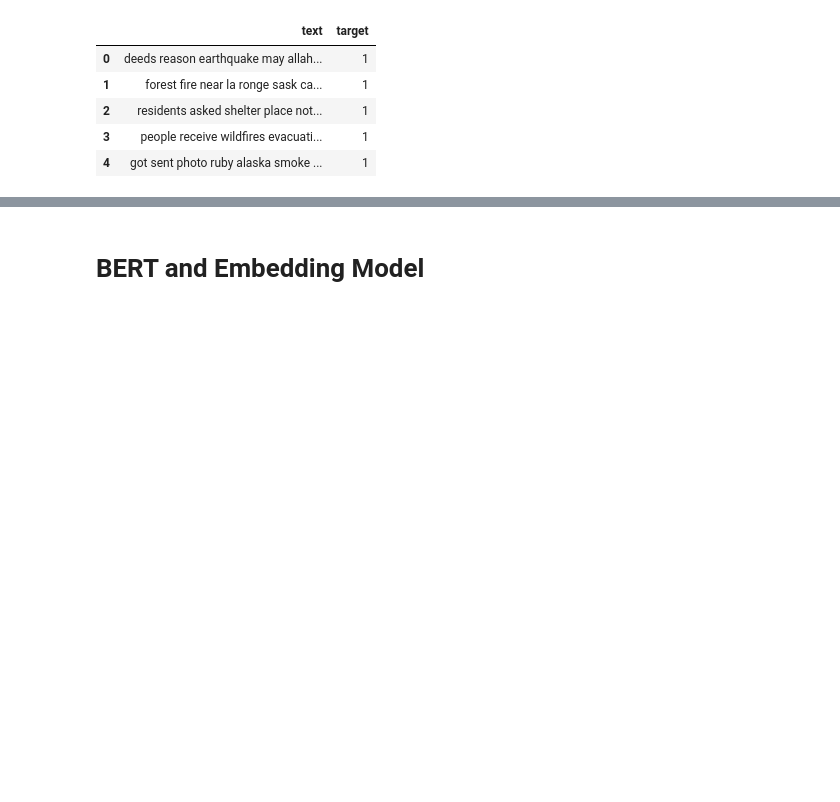
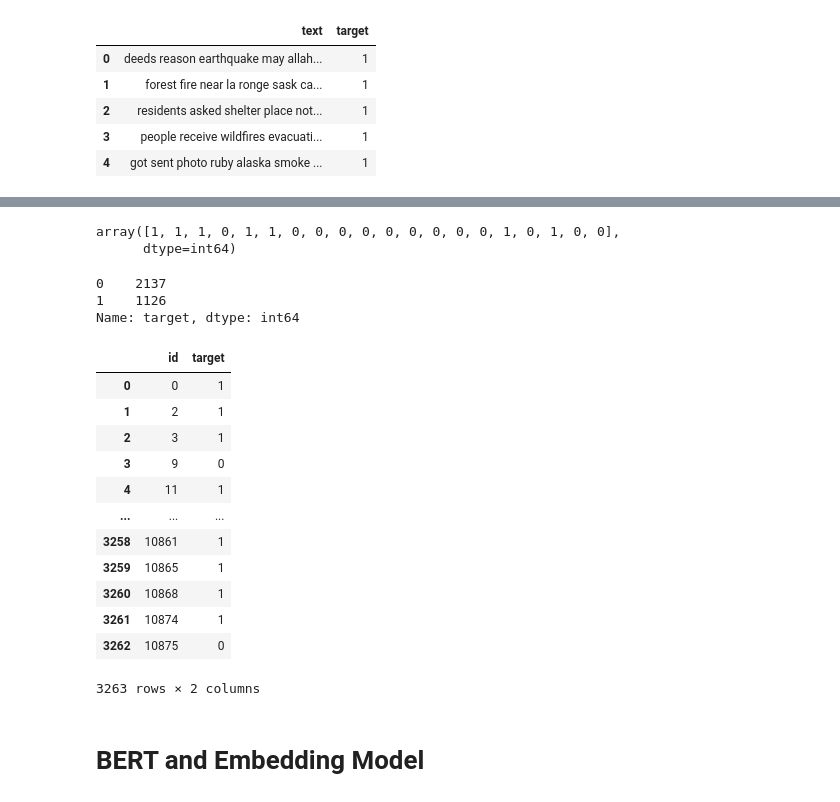
Before and after one commit to BlakeChiu/python, a Jupyter notebook: python-class/End_project.ipynb, the cells around one changed output, grey strips where cells are left out. Drawn from its saved outputs; the diff is of its cells as text; code cells hidden in the pictures; blank space fills up the shorter version.

```diff
--- a/python-class/End_project.ipynb
+++ b/python-class/End_project.ipynb
@@ -166,0 +205,10 @@ X_test = test.text
+# %%
+models  = {
+    "RandomForestClassifier" : make_pipeline(RandomForestClassifier()),
+    "ExtraTreesClassifier" : make_pipeline(ExtraTreesClassifier())
+}
+# %%
+fit_models = {}
+for algo,pipeline in models.items():
+    model = pipeline.fit(x_train,y_train)
+    fit_models[algo] = model
@@ -167,2 +241,32 @@ X_test = test.text
+# %%
+predictions = fit_models["RandomForestClassifier"].predict(X_test)
+predictions[:20]
+# %% [output]
+array([1, 1, 1, 0, 1, 1, 0, 0, 0, 0, 0, 0, 0, 0, 0, 1, 0, 1, 0, 0],
+      dtype=int64)
+# %%
+sample["target"] = predictions
+# %%
+sample.target.value_counts()
+# %% [output]
+0    2137
+1    1126
+Name: target, dtype: int64
+# %%
+sample
+# %% [output]
+|  | id | target |
+| 0 | 0 | 1 |
+| 1 | 2 | 1 |
+| 2 | 3 | 1 |
+| 3 | 9 | 0 |
+| 4 | 11 | 1 |
+| ... | ... | ... |
+| 3258 | 10861 | 1 |
+| 3259 | 10865 | 1 |
+| 3260 | 10868 | 1 |
+| 3261 | 10874 | 1 |
+| 3262 | 10875 | 0 |
+3263 rows × 2 columns
 # %% [markdown]
 # BERT and Embedding Model
```
Also changed, not shown: parts of 20 cells of this notebook.
